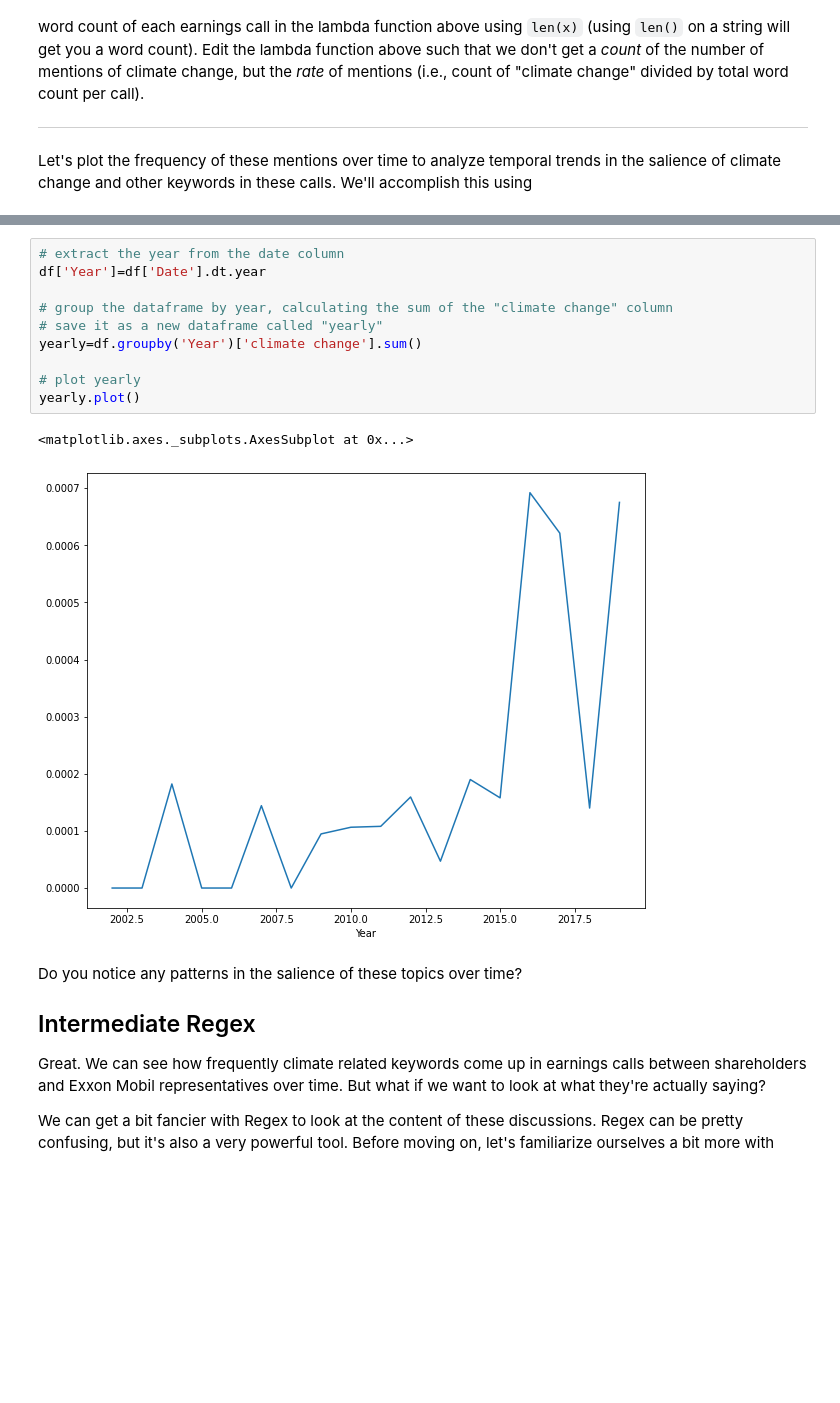
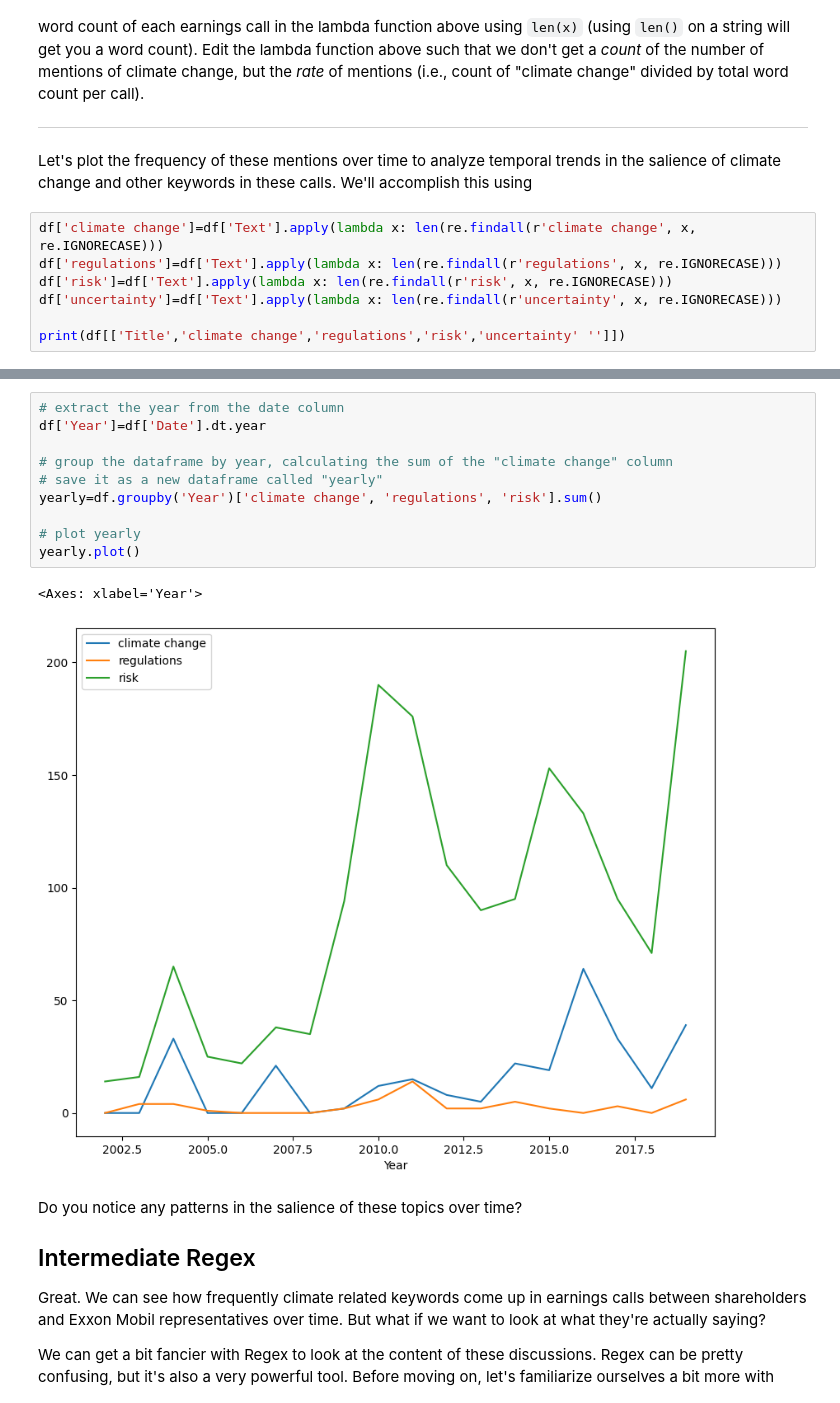
Before and after one commit to alxbxck/QM2, a Jupyter notebook: notebooks/W04. Natural Language Processing.ipynb, the cells around one changed output, grey strips where cells are left out. Cells and saved outputs as stored; diff of their text form; blank space fills up the shorter version.

```diff
--- a/notebooks/W04. Natural Language Processing.ipynb
+++ b/notebooks/W04. Natural Language Processing.ipynb
@@ -270,3 +285,10 @@ Advanced: Our current measure of the number of mentions of keywords might be bia
 
 
 Let's plot the frequency of these mentions over time to analyze temporal trends in the salience of climate change and other keywords in these calls. We'll accomplish this using
+# %%
+df['climate change']=df['Text'].apply(lambda x: len(re.findall(r'climate change', x, re.IGNORECASE)))
+df['regulations']=df['Text'].apply(lambda x: len(re.findall(r'regulations', x, re.IGNORECASE)))
+df['risk']=df['Text'].apply(lambda x: len(re.findall(r'risk', x, re.IGNORECASE)))
+df['uncertainty']=df['Text'].apply(lambda x: len(re.findall(r'uncertainty', x, re.IGNORECASE)))
+
+print(df[['Title','climate change','regulations','risk','uncertainty' '']])
@@ -273,16 +313,16 @@ Let's plot the frequency of these mentions over time to analyze temporal trends
 # %%
 # extract the year from the date column
 df['Year']=df['Date'].dt.year
 
 # group the dataframe by year, calculating the sum of the "climate change" column
 # save it as a new dataframe called "yearly"
-yearly=df.groupby('Year')['climate change'].sum()
+yearly=df.groupby('Year')['climate change', 'regulations', 'risk'].sum()
 
 # plot yearly
 yearly.plot()
 # %% [output]
-<matplotlib.axes._subplots.AxesSubplot at 0x...>
+<Axes: xlabel='Year'>
-[figure, old version]
+[figure, new version]
 # %% [markdown]
 Do you notice any patterns in the salience of these topics over time?
 
```
Also changed, not shown: parts of 11 cells of this notebook.
